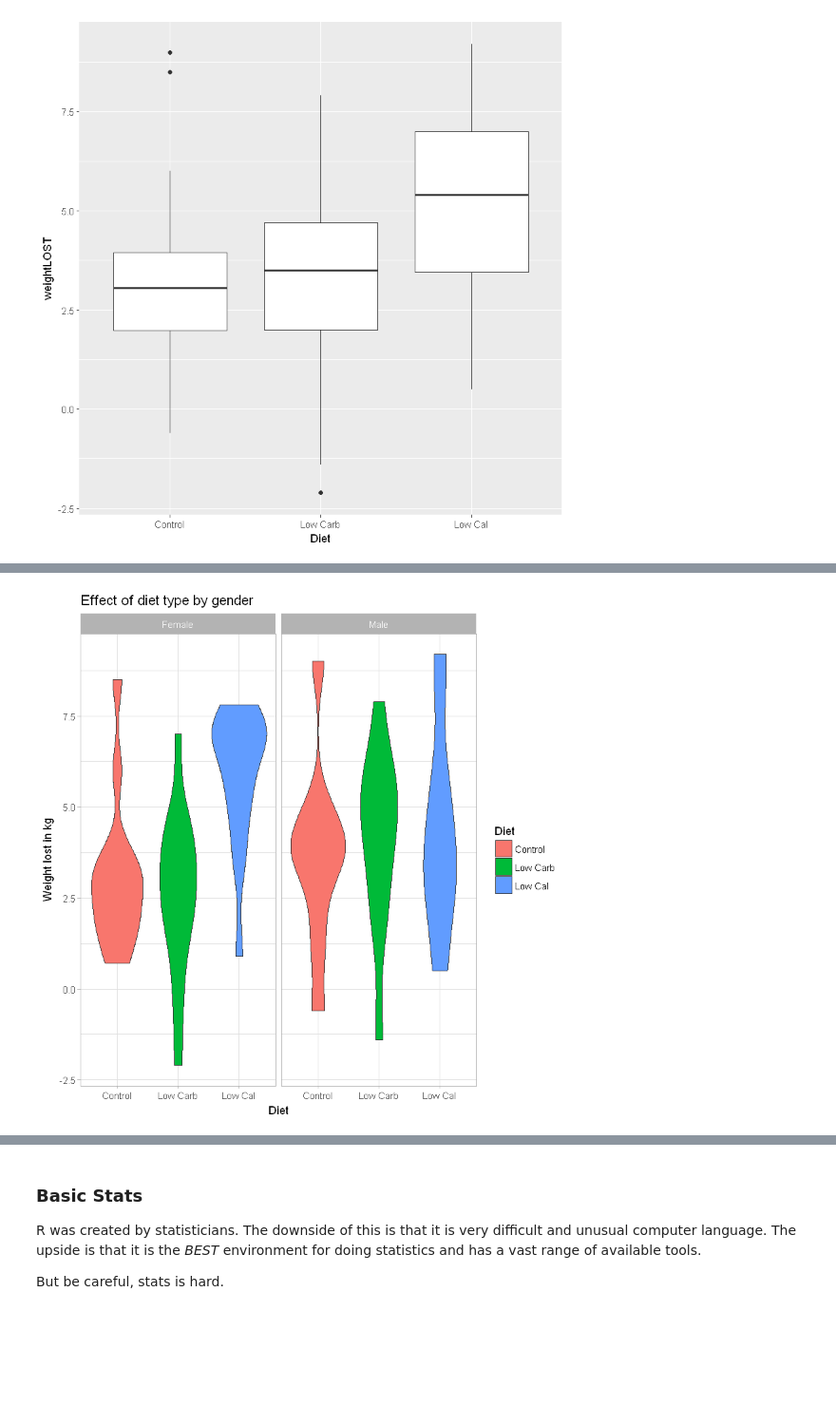
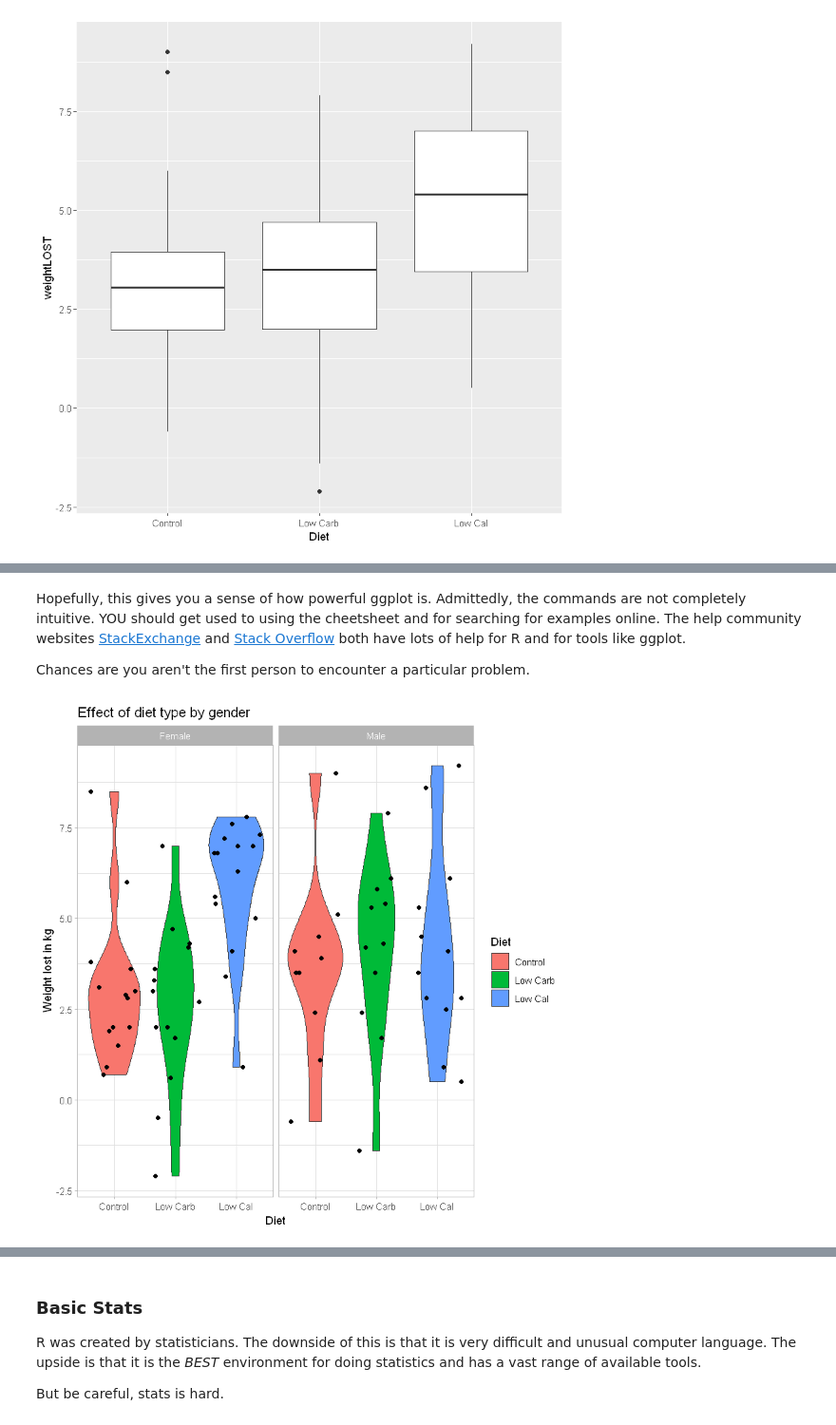
Before and after one commit to InfantLab/NotebookDemos, a Jupyter notebook: index.ipynb, the cells around one changed output, grey strips where cells are left out. Shown at 95% size. Saved outputs shown, nothing was run; the diff lists cells and outputs as text; code cells hidden in the pictures; blank space fills up the shorter version.

```diff
--- a/index.ipynb
+++ b/index.ipynb
@@ -390,16 +427,23 @@ dietall_v2 %>% group_by(Diet, gender) %>% count()
+# %% [markdown]
+Hopefully, this gives you a sense of how powerful ggplot is. Admittedly, the commands
+are not completely intuitive. YOU should get used to using the cheetsheet and for
+searching for examples online. The help community websites [StackExchange](https://stats.stackexchange.com/questions/tagged/ggplot2) and [Stack Overflow](https://stackoverflow.com/questions/tagged/ggplot2) both have lots of help for R and for tools like ggplot.
+
+
+Chances are you aren't the first person to encounter a particular problem.
 # %%
 # let's try something a bit more modern
 ggplot(data = dietall_v2, aes(x = Diet, y=weightLOST)) +
         geom_violin(aes(fill=Diet))  +
-#        geom_jitter() +
+       geom_jitter() +
         facet_grid(~ gender,) +
         ggtitle('Effect of diet type by gender') +
         ylab('Weight lost in kg') +
         theme_light()
 
 # notice that you can add and remove elements. Try uncommenting the third line
 # %% [output]
-[figure, old version]
+[figure, new version]
 # %%
 # I wonder if age affects success?
 ggplot(data = dietall_v2, aes(x = Age, y=weightLOST)) +
```
Also changed, not shown: parts of 28 cells of this notebook, 4 other files.
